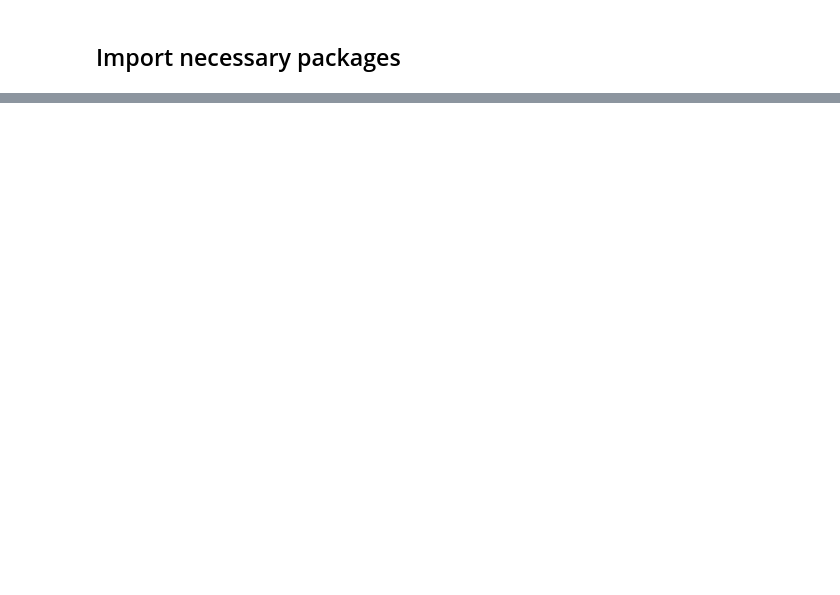
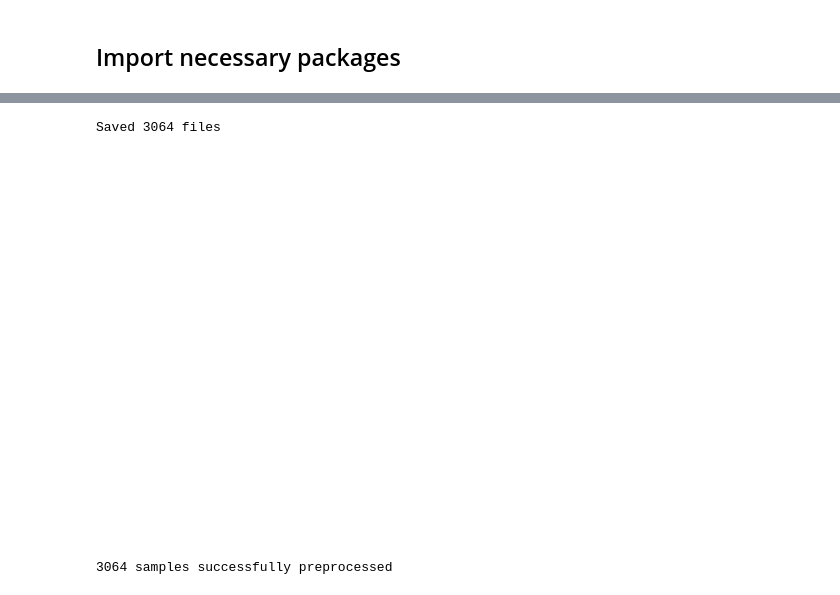
Before and after one commit to adisve/brain-tumor-classifier, a Jupyter notebook: brain_tumor_cnn.ipynb, the cells around one changed output, grey strips where cells are left out. Saved outputs shown, nothing was run; the diff lists cells and outputs as text; code cells hidden in the pictures; blank space fills up the shorter version.

Commit message:
Finish simple new model with new data

```diff
--- a/brain_tumor_cnn.ipynb
+++ b/brain_tumor_cnn.ipynb
@@ -413,0 +21,3 @@ plt.show()
+# %%
+def is_zip(dir):
+    return dir.endswith(".zip")
@@ -413,0 +46,13 @@ plt.show()
+# %%
+with h5py.File(f'{data_root_dir}/bt_0/2299.mat', 'r') as f:
+    img = f['cjdata']['image']
+    mask = f['cjdata']['tumorMask']
+    img = np.array(img, dtype=np.float32)
+    img = img/127.5 - 1
+    mask = np.array(mask, dtype=np.float32)
+    mask = mask/127.5 - 1
+    plt.axis('off')
+    plt.imshow(img, cmap='gray')
+    fig = plt.figure(3)
+    plt.axis('off')
+    plt.imshow(mask, cmap='gray')
@@ -413,0 +62,26 @@ plt.show()
+# %%
+# Create new dataset to store only the attributes we care about
+if not os.path.exists(new_data_dir):
+    os.mkdir(new_data_dir)
+    os.mkdir(f'{new_data_dir}/tumor_images') # Create folder for images of brain tumors
+    os.mkdir(f'{new_data_dir}/tumor_masks') # Create folder for images of brain tumor masks
+
+labels = []
+file_count = 0
+
+for subdir, dirs, files in os.walk(data_root_dir):
+    for file in files:
+        with h5py.File(f'{subdir}/{file}', 'r') as f:
+            img = f['cjdata']['image']
+            label = f['cjdata']['label'][0][0]
+
+            labels.append(int(label))
+            img = np.array(img, dtype=np.float32)
+            plt.axis('off')
+            plt.imsave(f'{new_data_dir}/tumor_images/{file_count}.jpg', img, cmap='gray')
+            file_count += 1
+
+print(f'Saved {file_count} files')
+# %% [output]
+Saved 3064 files
+[figure, added]
@@ -413,0 +93,21 @@ plt.show()
+# %%
+train = []
+file_count = 0
+
+for subdir, dirs, files in os.walk(new_data_dir):
+    for file in files:
+        if file.endswith('.jpg'):
+            file = f'{subdir}/{file}'
+            img = cv2.imread(file, cv2.IMREAD_GRAYSCALE)
+            img = cv2.cvtColor(img, cv2.COLOR_GRAY2RGB) # Convert grayscale image to RGB
+            img = cv2.resize(img, (512, 512))
+            label = label_names[file_count]
+            train.append([img, label])
+            file_count += 1
+
+print(f'{file_count} samples successfully preprocessed')
+
+with open(f"{new_data_dir}/train.pickle", "wb") as output:
+    pickle.dump(train, output)
+# %% [output]
+3064 samples successfully preprocessed
```
Also changed, not shown: parts of 44 cells of this notebook, 4 other files.
